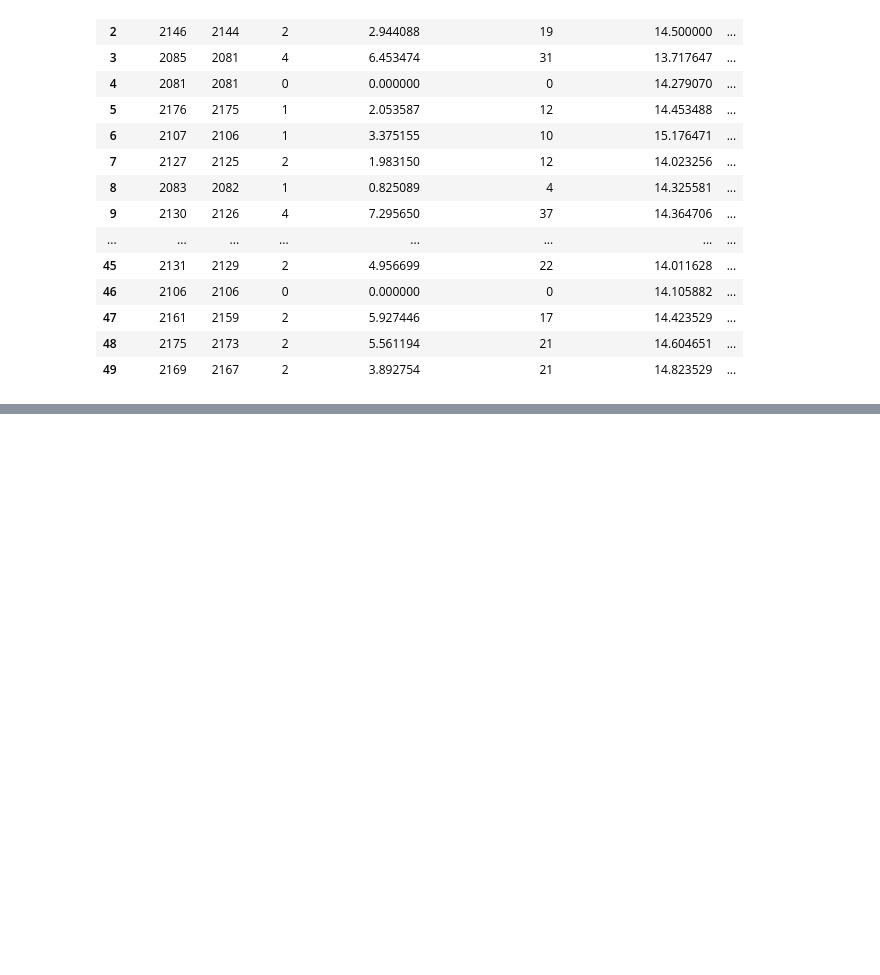
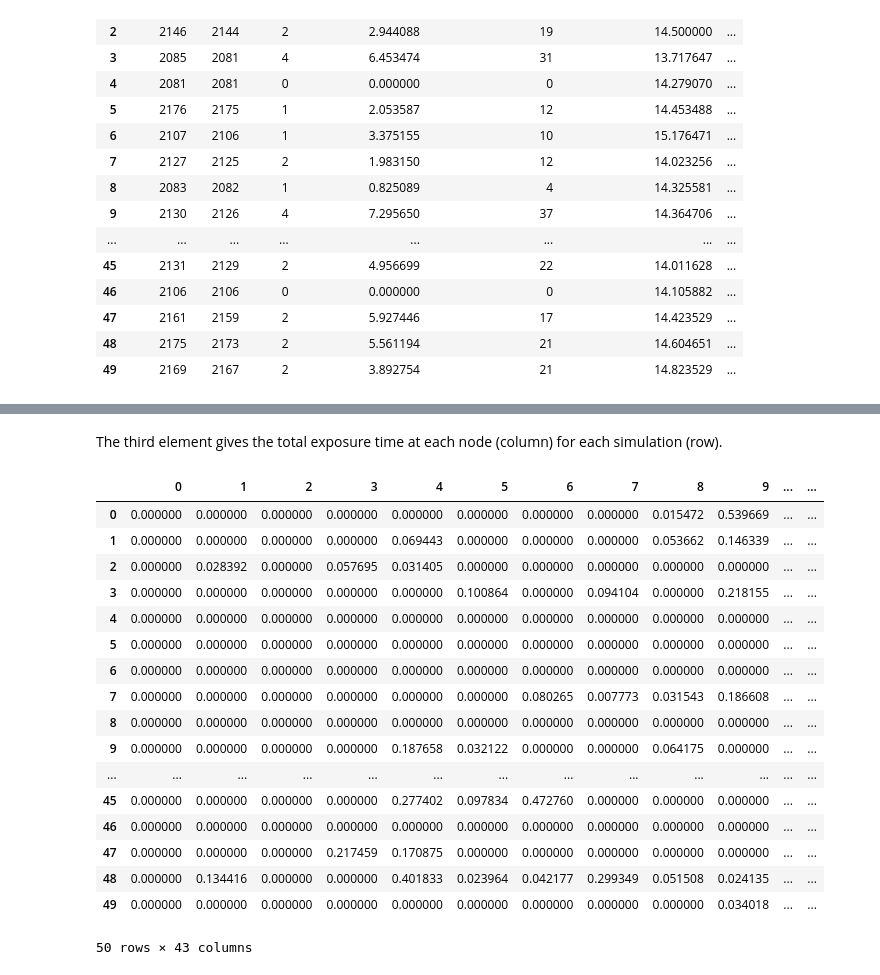
Before and after one commit to RebeccaFlach/covid19-supermarket-abm, a Jupyter notebook: covid19_supermarket_abm/Replication.ipynb, the cells around one changed output, grey strips where cells are left out. Cells and saved outputs as stored; diff of their text form; code cells hidden in the pictures; blank space fills up the shorter version.

```diff
--- a/covid19_supermarket_abm/Replication.ipynb
+++ b/covid19_supermarket_abm/Replication.ipynb
@@ -77,0 +103,23 @@ results[0]
+# %% [markdown]
+The third element gives the total exposure time at each node (column) for each simulation (row).
+# %%
+results[2]
+# %% [output]
+|  | 0 | 1 | 2 | 3 | 4 | 5 | 6 | 7 | 8 | 9 | ... | ... |
+| 0 | 0.000000 | 0.000000 | 0.000000 | 0.000000 | 0.000000 | 0.000000 | 0.000000 | 0.000000 | 0.015472 | 0.539669 | ... | ... |
+| 1 | 0.000000 | 0.000000 | 0.000000 | 0.000000 | 0.069443 | 0.000000 | 0.000000 | 0.000000 | 0.053662 | 0.146339 | ... | ... |
+| 2 | 0.000000 | 0.028392 | 0.000000 | 0.057695 | 0.031405 | 0.000000 | 0.000000 | 0.000000 | 0.000000 | 0.000000 | ... | ... |
+| 3 | 0.000000 | 0.000000 | 0.000000 | 0.000000 | 0.000000 | 0.100864 | 0.000000 | 0.094104 | 0.000000 | 0.218155 | ... | ... |
+| 4 | 0.000000 | 0.000000 | 0.000000 | 0.000000 | 0.000000 | 0.000000 | 0.000000 | 0.000000 | 0.000000 | 0.000000 | ... | ... |
+| 5 | 0.000000 | 0.000000 | 0.000000 | 0.000000 | 0.000000 | 0.000000 | 0.000000 | 0.000000 | 0.000000 | 0.000000 | ... | ... |
+| 6 | 0.000000 | 0.000000 | 0.000000 | 0.000000 | 0.000000 | 0.000000 | 0.000000 | 0.000000 | 0.000000 | 0.000000 | ... | ... |
+| 7 | 0.000000 | 0.000000 | 0.000000 | 0.000000 | 0.000000 | 0.000000 | 0.080265 | 0.007773 | 0.031543 | 0.186608 | ... | ... |
+| 8 | 0.000000 | 0.000000 | 0.000000 | 0.000000 | 0.000000 | 0.000000 | 0.000000 | 0.000000 | 0.000000 | 0.000000 | ... | ... |
+| 9 | 0.000000 | 0.000000 | 0.000000 | 0.000000 | 0.187658 | 0.032122 | 0.000000 | 0.000000 | 0.064175 | 0.000000 | ... | ... |
+| ... | ... | ... | ... | ... | ... | ... | ... | ... | ... | ... | ... | ... |
+| 45 | 0.000000 | 0.000000 | 0.000000 | 0.000000 | 0.277402 | 0.097834 | 0.472760 | 0.000000 | 0.000000 | 0.000000 | ... | ... |
+| 46 | 0.000000 | 0.000000 | 0.000000 | 0.000000 | 0.000000 | 0.000000 | 0.000000 | 0.000000 | 0.000000 | 0.000000 | ... | ... |
+| 47 | 0.000000 | 0.000000 | 0.000000 | 0.217459 | 0.170875 | 0.000000 | 0.000000 | 0.000000 | 0.000000 | 0.000000 | ... | ... |
+| 48 | 0.000000 | 0.134416 | 0.000000 | 0.000000 | 0.401833 | 0.023964 | 0.042177 | 0.299349 | 0.051508 | 0.024135 | ... | ... |
+| 49 | 0.000000 | 0.000000 | 0.000000 | 0.000000 | 0.000000 | 0.000000 | 0.000000 | 0.000000 | 0.000000 | 0.034018 | ... | ... |
+50 rows × 43 columns
```
Also changed, not shown: parts of 5 cells of this notebook.
